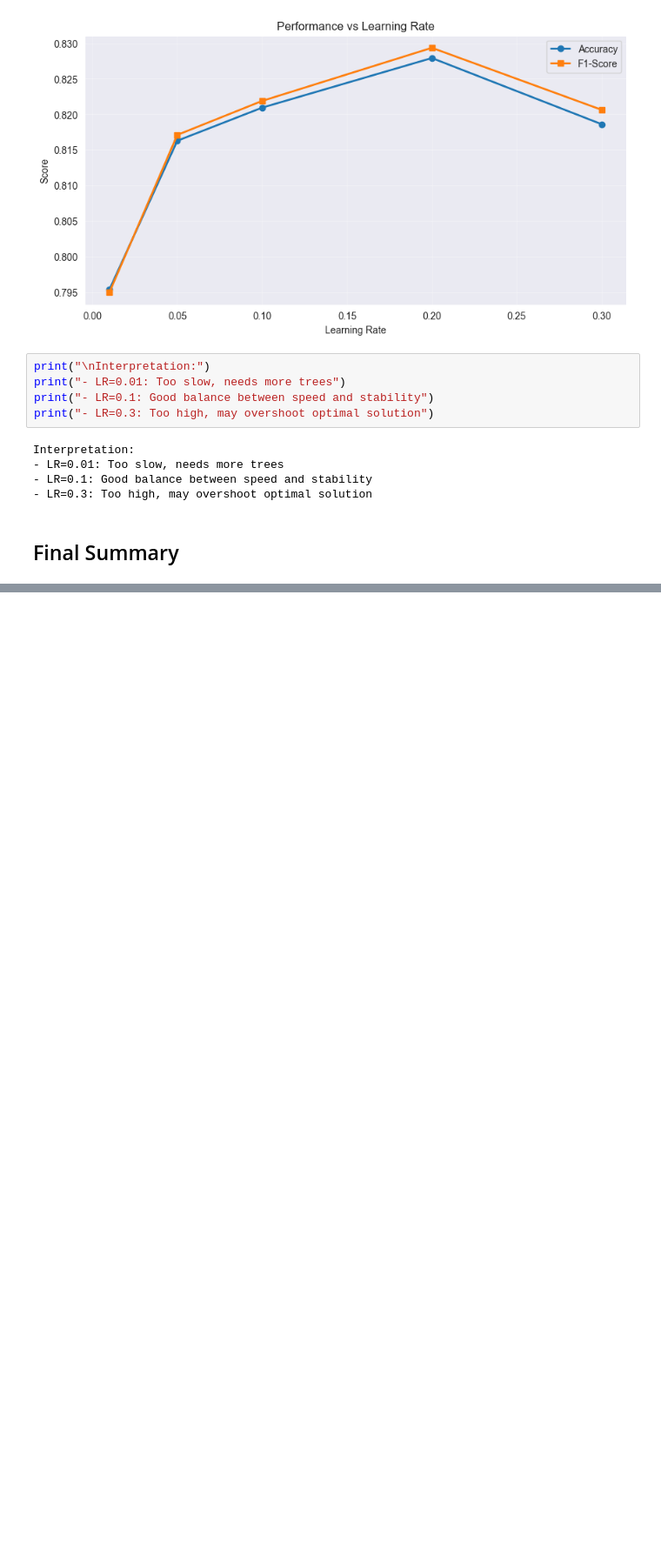
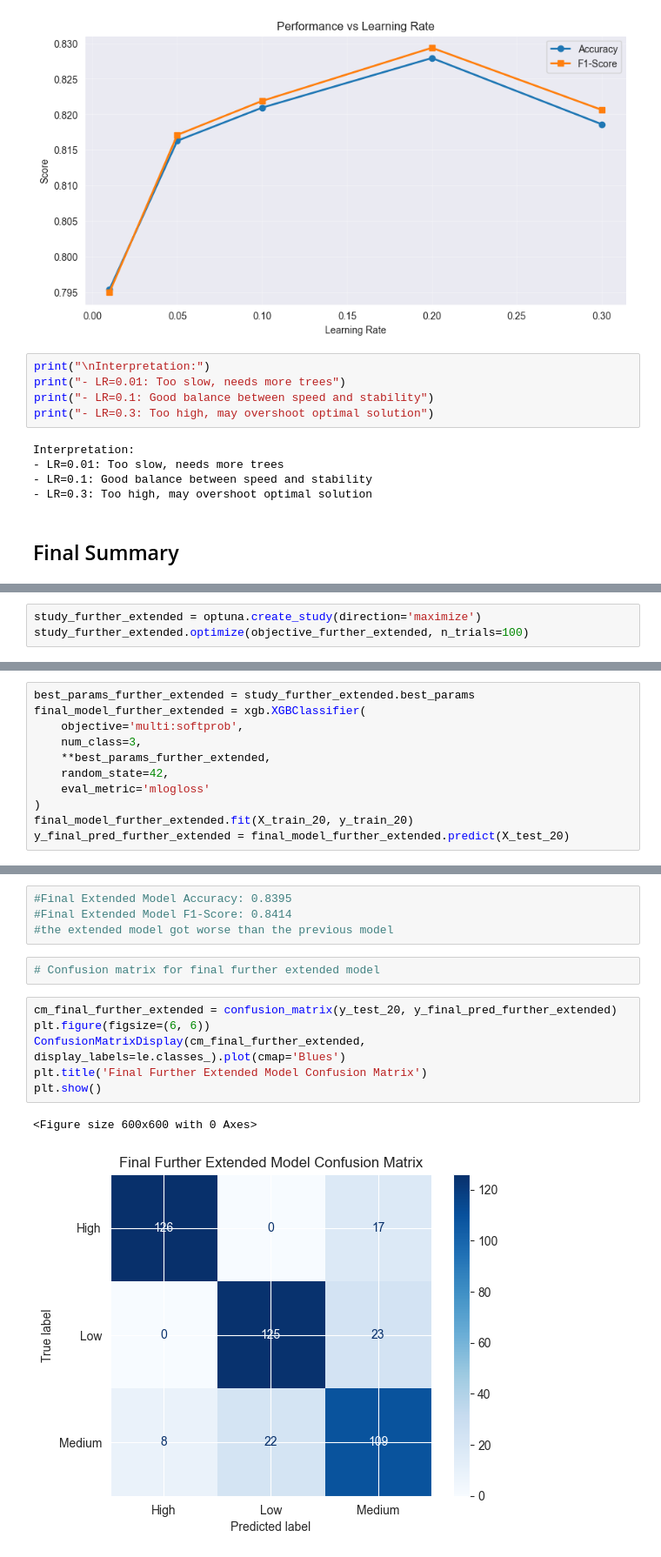
Before and after one commit to 03vladd/ML, a Jupyter notebook: Lab2.ipynb, the cells around one changed output, grey strips where cells are left out. Shown at 87% size. Cells and saved outputs as stored; diff of their text form; blank space fills up the shorter version.

```diff
--- a/Lab2.ipynb
+++ b/Lab2.ipynb
@@ -923,0 +1164,3 @@ Key Findings:
+# %%
+study_further_extended = optuna.create_study(direction='maximize')
+study_further_extended.optimize(objective_further_extended, n_trials=100)
@@ -923,0 +1195,11 @@ Key Findings:
+# %%
+best_params_further_extended = study_further_extended.best_params
+final_model_further_extended = xgb.XGBClassifier(
+    objective='multi:softprob',
+    num_class=3,
+    **best_params_further_extended,
+    random_state=42,
+    eval_metric='mlogloss'
+)
+final_model_further_extended.fit(X_train_20, y_train_20)
+y_final_pred_further_extended = final_model_further_extended.predict(X_test_20)
@@ -923,0 +1214,15 @@ Key Findings:
+# %%
+#Final Extended Model Accuracy: 0.8395
+#Final Extended Model F1-Score: 0.8414
+#the extended model got worse than the previous model
+# %%
+# Confusion matrix for final further extended model
+# %%
+cm_final_further_extended = confusion_matrix(y_test_20, y_final_pred_further_extended)
+plt.figure(figsize=(6, 6))
+ConfusionMatrixDisplay(cm_final_further_extended, display_labels=le.classes_).plot(cmap='Blues')
+plt.title('Final Further Extended Model Confusion Matrix')
+plt.show()
+# %% [output]
+<Figure size 600x600 with 0 Axes>
+[figure, added]
```
Also changed, not shown: parts of 33 cells of this notebook.
